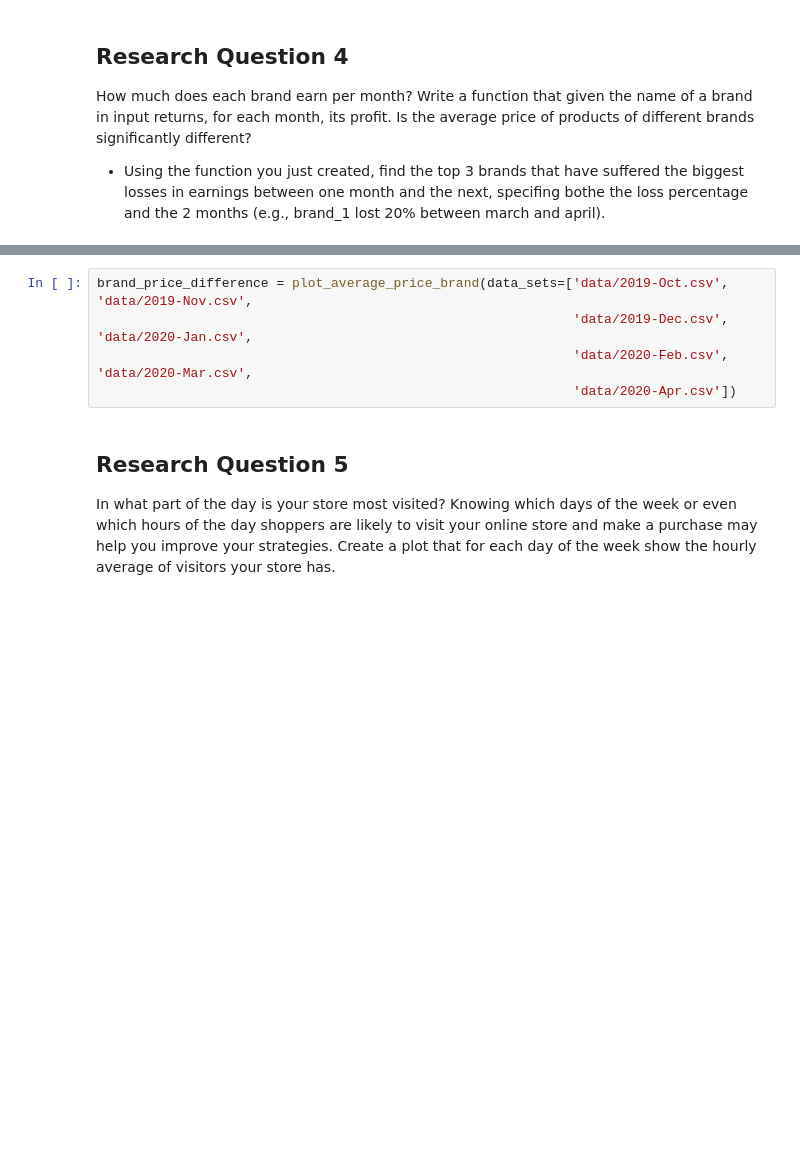
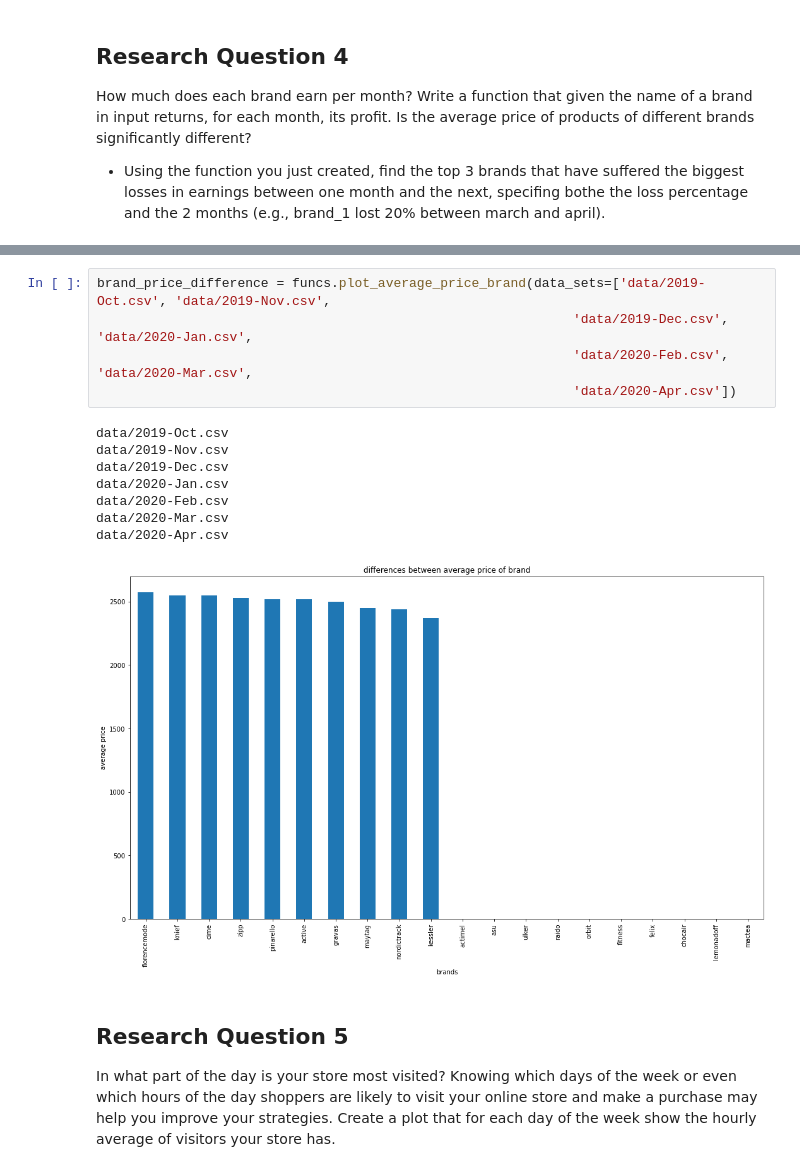
Before and after one commit to ADM-Homework-2/Homework_2, a Jupyter notebook: Main.ipynb, the cells around one changed output, grey strips where cells are left out. Drawn from its saved outputs; the diff is of its cells as text; blank space fills up the shorter version.

```diff
--- a/Main.ipynb
+++ b/Main.ipynb
@@ -319,8 +365,17 @@ brand_losses = plot_profit_for_brand(data_sets=['data/2019-Oct.csv', 'data/2019-
 # %%
-brand_price_difference = plot_average_price_brand(data_sets=['data/2019-Oct.csv', 'data/2019-Nov.csv',
+brand_price_difference = funcs.plot_average_price_brand(data_sets=['data/2019-Oct.csv', 'data/2019-Nov.csv',
                                                              'data/2019-Dec.csv', 'data/2020-Jan.csv',
                                                              'data/2020-Feb.csv', 'data/2020-Mar.csv',
                                                              'data/2020-Apr.csv'])
+# %% [output]
+data/2019-Oct.csv
+data/2019-Nov.csv
+data/2019-Dec.csv
+data/2020-Jan.csv
+data/2020-Feb.csv
+data/2020-Mar.csv
+data/2020-Apr.csv
+[figure, added]
 # %% [markdown]
 ## Research Question 5
 
```
Also changed, not shown: parts of 16 cells of this notebook, 1 other file.
